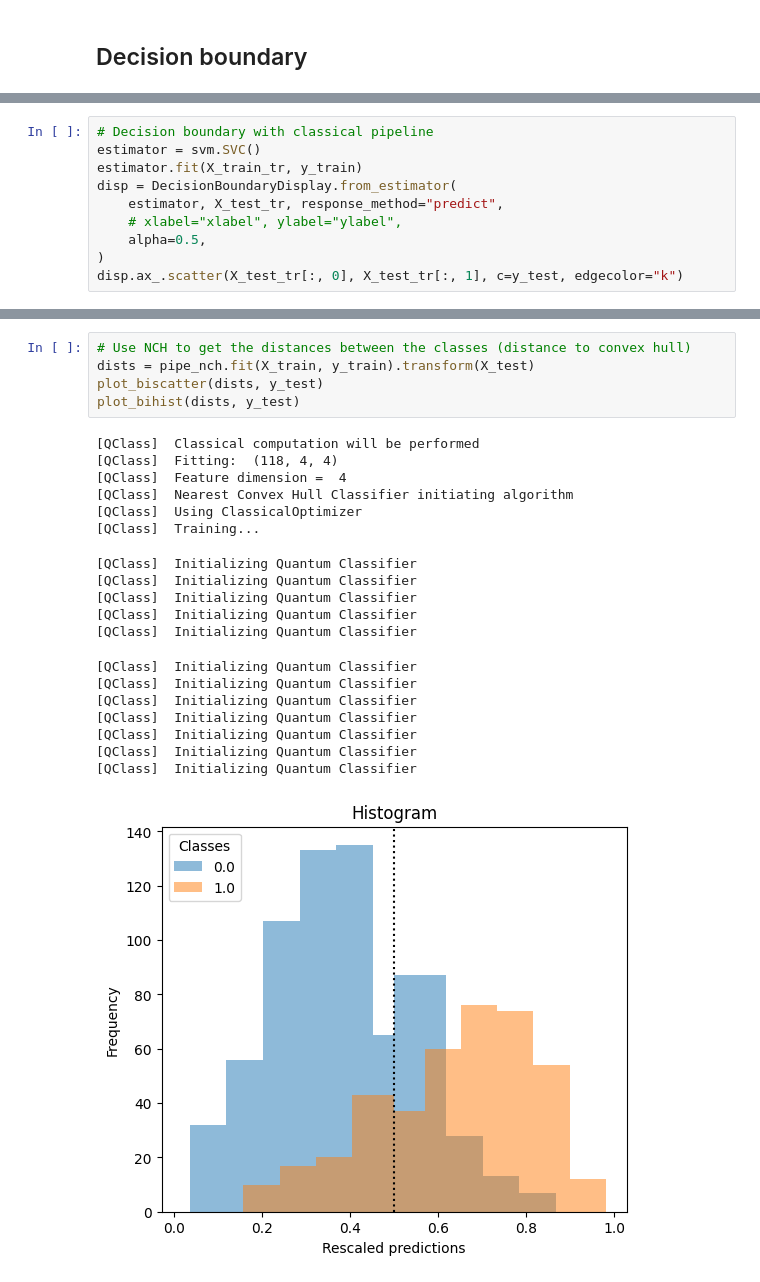
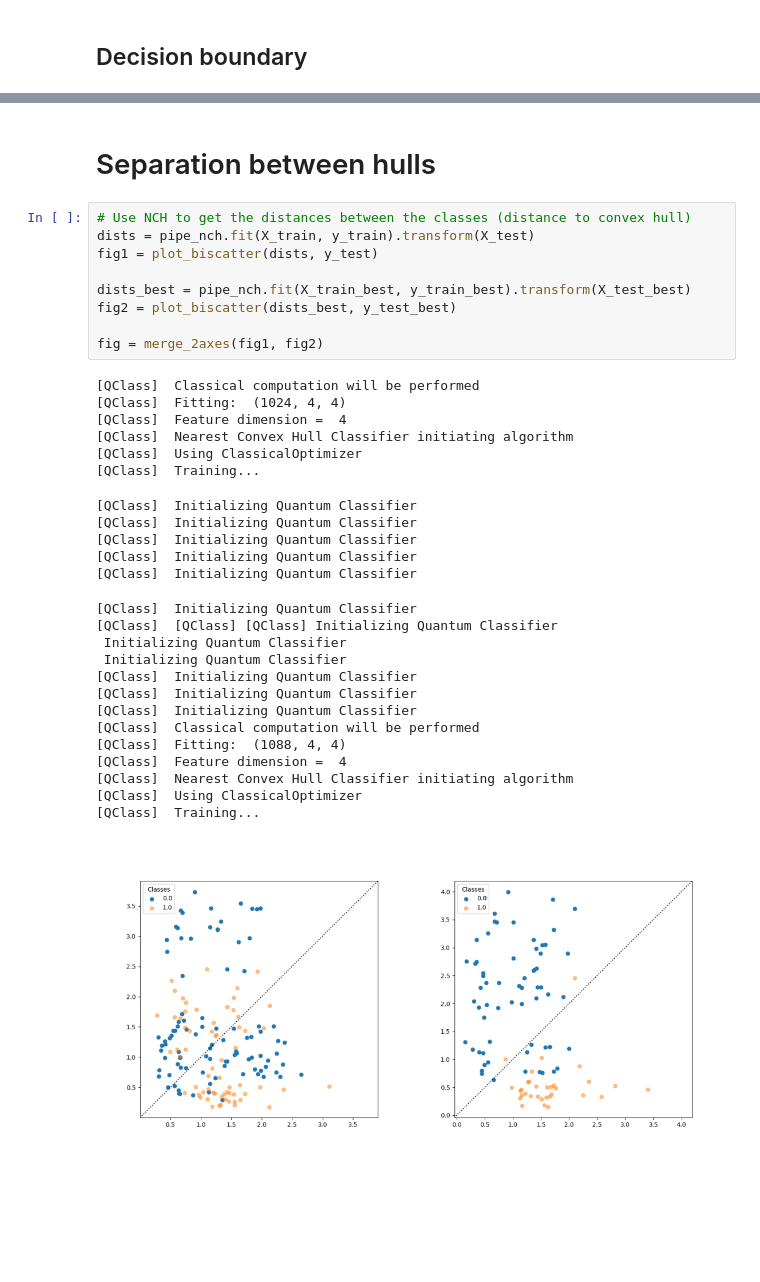
Before and after one commit to jiggychauhi/QC-Gait-Analysis, a Jupyter notebook: notebook_clean.ipynb, the cells around one changed output, grey strips where cells are left out. Saved outputs shown, nothing was run; the diff lists cells and outputs as text; blank space fills up the shorter version.

Commit message:
hull, decision boundary

```diff
--- a/notebook_clean.ipynb
+++ b/notebook_clean.ipynb
@@ -466,10 +480,0 @@ GPU optimization disabled. No device found.
-# %%
-# Decision boundary with classical pipeline
-estimator = svm.SVC()
-estimator.fit(X_train_tr, y_train)
-disp = DecisionBoundaryDisplay.from_estimator(
-    estimator, X_test_tr, response_method="predict",
-    # xlabel="xlabel", ylabel="ylabel",
-    alpha=0.5,
-)
-disp.ax_.scatter(X_test_tr[:, 0], X_test_tr[:, 1], c=y_test, edgecolor="k")
@@ -479,25 +518,37 @@ disp.ax_.scatter(X_test_tr[:, 0], X_test_tr[:, 1], c=y_test, edgecolor="k")
+# %% [markdown]
+# Separation between hulls
 # %%
 # Use NCH to get the distances between the classes (distance to convex hull)
 dists = pipe_nch.fit(X_train, y_train).transform(X_test)
-plot_biscatter(dists, y_test)
-plot_bihist(dists, y_test)
+fig1 = plot_biscatter(dists, y_test)
+
+dists_best = pipe_nch.fit(X_train_best, y_train_best).transform(X_test_best)
+fig2 = plot_biscatter(dists_best, y_test_best)
+
+fig = merge_2axes(fig1, fig2)
 # %% [output]
 [QClass]  Classical computation will be performed
-[QClass]  Fitting:  (118, 4, 4)
+[QClass]  Fitting:  (1024, 4, 4)
 [QClass]  Feature dimension =  4
 [QClass]  Nearest Convex Hull Classifier initiating algorithm
 [QClass]  Using ClassicalOptimizer
 [QClass]  Training...
 [QClass]  Initializing Quantum Classifier
 [QClass]  Initializing Quantum Classifier
 [QClass]  Initializing Quantum Classifier
 [QClass]  Initializing Quantum Classifier
 [QClass]  Initializing Quantum Classifier
+[QClass]  Initializing Quantum Classifier
+[QClass]  [QClass] [QClass] Initializing Quantum Classifier
+ Initializing Quantum Classifier
+ Initializing Quantum Classifier
 [QClass]  Initializing Quantum Classifier
 [QClass]  Initializing Quantum Classifier
 [QClass]  Initializing Quantum Classifier
-[QClass]  Initializing Quantum Classifier
-[QClass]  Initializing Quantum Classifier
-[QClass]  Initializing Quantum Classifier
-[QClass]  Initializing Quantum Classifier
+[QClass]  Classical computation will be performed
+[QClass]  Fitting:  (1088, 4, 4)
+[QClass]  Feature dimension =  4
+[QClass]  Nearest Convex Hull Classifier initiating algorithm
+[QClass]  Using ClassicalOptimizer
+[QClass]  Training...
-[figure, old version]
+[figure, new version]
```
Also changed, not shown: parts of 8 cells of this notebook.
